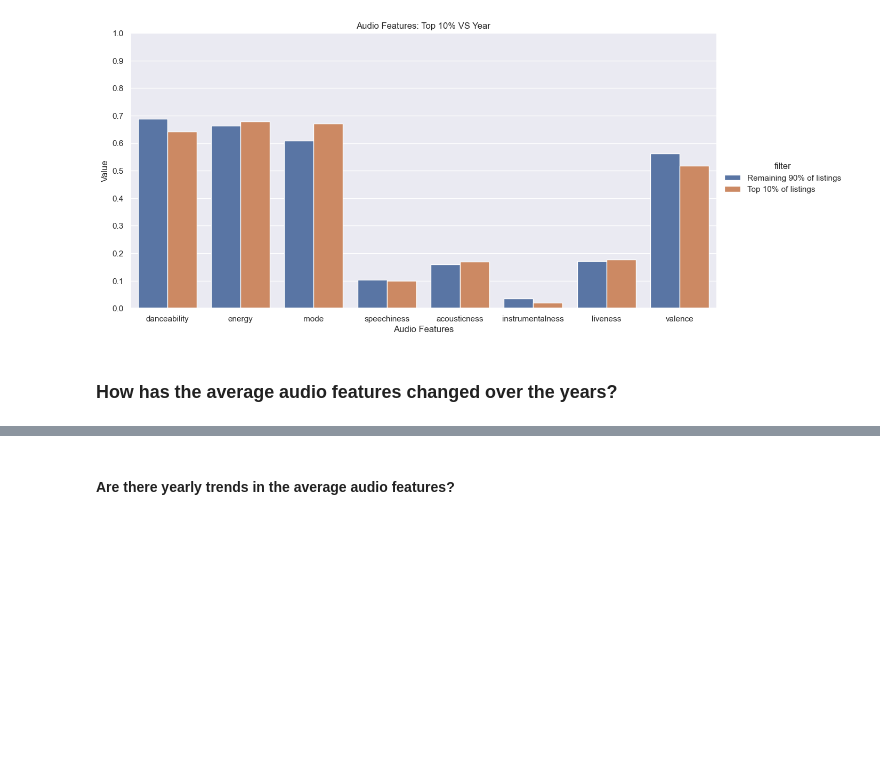
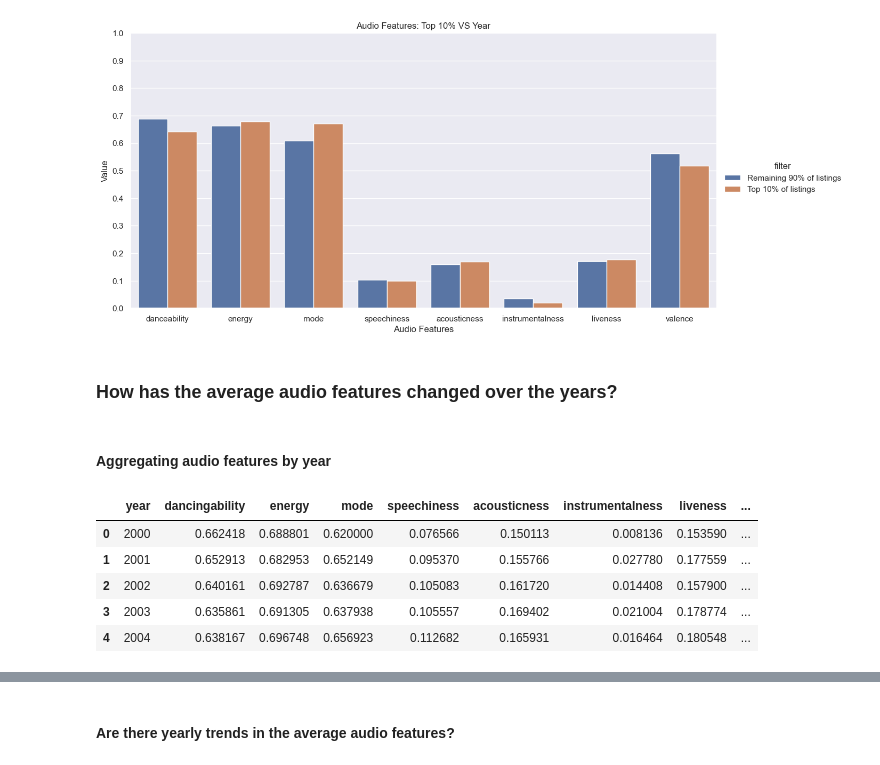
Before and after one commit to guillermocontp/recommendation-system, a Jupyter notebook: analysis.ipynb, the cells around one changed output, grey strips where cells are left out. Drawn from its saved outputs; the diff is of its cells as text; code cells hidden in the pictures; blank space fills up the shorter version.

```diff
--- a/analysis.ipynb
+++ b/analysis.ipynb
@@ -1662,3 +1396,5 @@ plt.show()
 [figure]
 # %% [markdown]
 ### How has the average audio features changed over the years?
+# %% [markdown]
+#### Aggregating audio features by year
@@ -1664,0 +1423,11 @@ plt.show()
+# %%
+# renamning chart_week and inspecting result
+chart_aggregated_yearly = chart_aggregated_yearly.rename(columns={'chart_week': 'year'})
+chart_aggregated_yearly.head()
+# %% [output]
+|  | year | dancingability | energy | mode | speechiness | acousticness | instrumentalness | liveness | ... |
+| 0 | 2000 | 0.662418 | 0.688801 | 0.620000 | 0.076566 | 0.150113 | 0.008136 | 0.153590 | ... |
+| 1 | 2001 | 0.652913 | 0.682953 | 0.652149 | 0.095370 | 0.155766 | 0.027780 | 0.177559 | ... |
+| 2 | 2002 | 0.640161 | 0.692787 | 0.636679 | 0.105083 | 0.161720 | 0.014408 | 0.157900 | ... |
+| 3 | 2003 | 0.635861 | 0.691305 | 0.637938 | 0.105557 | 0.169402 | 0.021004 | 0.178774 | ... |
+| 4 | 2004 | 0.638167 | 0.696748 | 0.656923 | 0.112682 | 0.165931 | 0.016464 | 0.180548 | ... |
```
Also changed, not shown: parts of 79 cells of this notebook, 2 other files.
